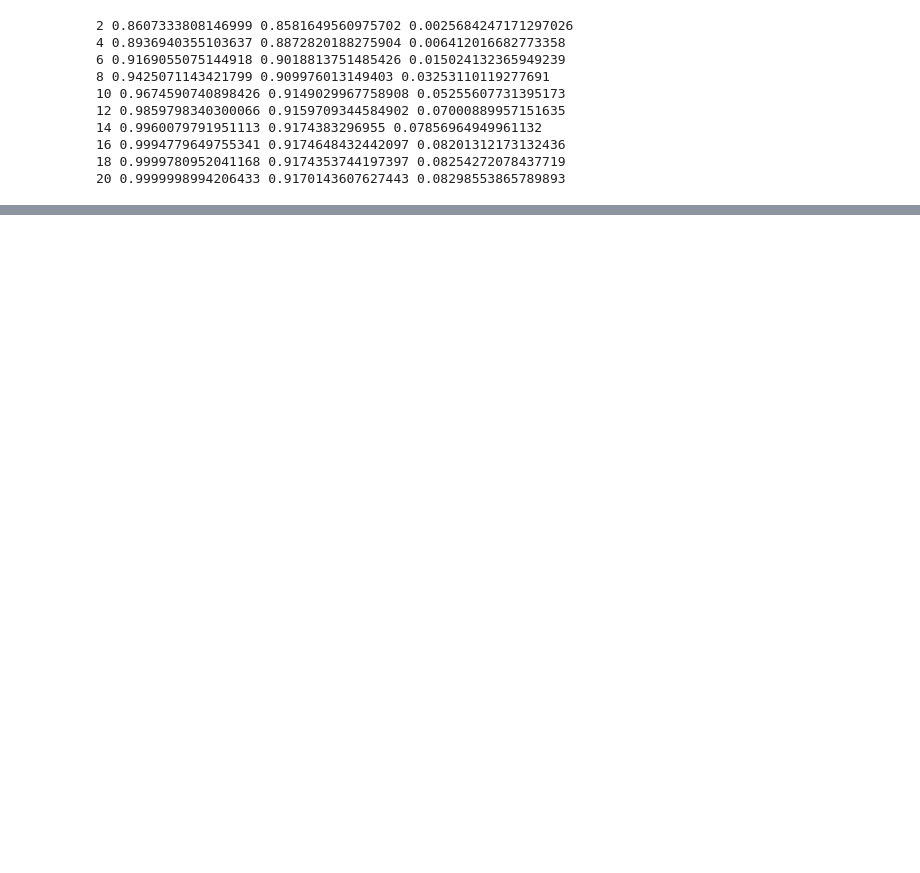
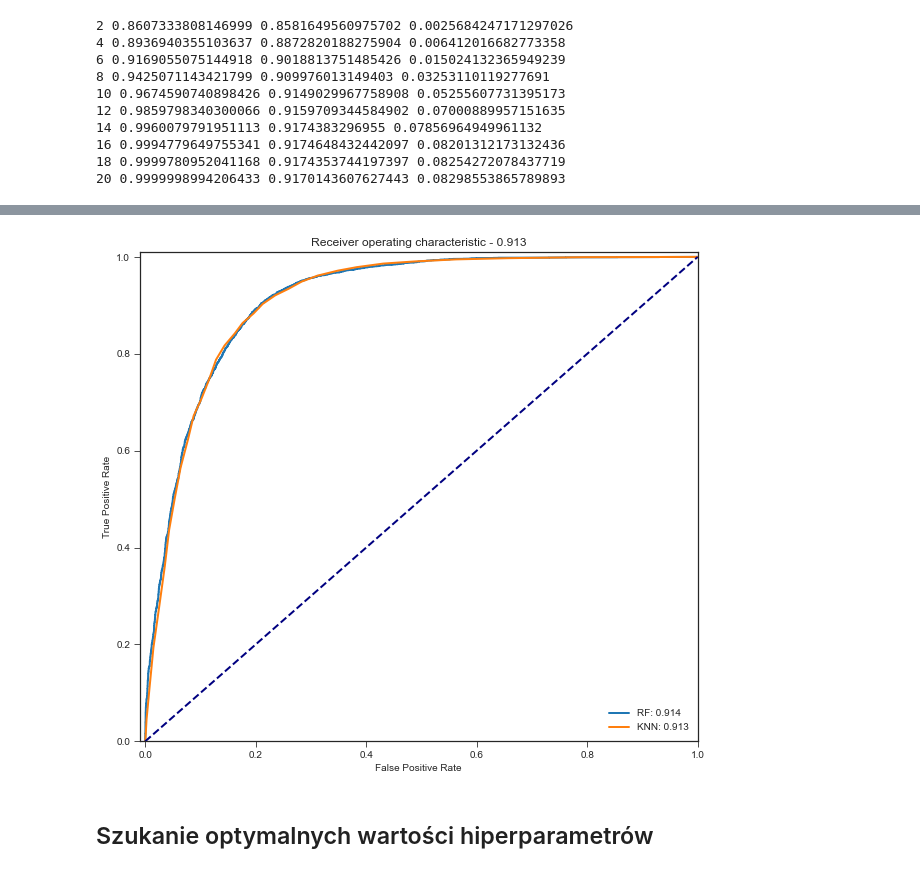
Before and after one commit to jacekkuj/Machine_learning_projects, a Jupyter notebook: random_forest_bank-balanced.ipynb, the cells around one changed output, grey strips where cells are left out. Drawn from its saved outputs; the diff is of its cells as text; code cells hidden in the pictures; blank space fills up the shorter version.

```diff
--- a/random_forest_bank-balanced.ipynb
+++ b/random_forest_bank-balanced.ipynb
@@ -192,0 +275,45 @@ for k in range(2,22,2):
+# %%
+from sklearn.metrics import roc_curve, roc_auc_score
+
+def plotROCs(results):
+    ''' Funkcja, do rysowania szeregu wyników krzywych ROC dla poszczególnych eksperymentów
+    results - lista wyników jako 3 elementowe tuple (true, pred, label)
+    '''
+
+    # Ustalanie wielkości rysunku
+    fig, ax = plt.subplots(figsize=(10,9))
+
+    for true, pred, label in results:
+        # Obliczenie punktów potrzebnych do narysowani akrzywej ROC
+        # funkcja roc_curve zwarca trzy serie danych, fpr, tpr oraz poziomy progów odcięcia
+        fpr, tpr, thresholds = roc_curve(true, pred)
+        # Obliczamy pole powierzchni pod krzywą
+        rocScore = roc_auc_score(true, pred)
+        rocScore = round(rocScore, 3)
+        # Rysujemy krzywą ROC
+        ax.plot(fpr, tpr, lw=2, label=f'{label}: {rocScore}')
+
+    # Krzywa 45 stopni jako punkt odniesienia
+    ax.plot([0, 1], [0, 1], color='navy', lw=2, linestyle='--')
+    # Marginesy do zakresu, aby krzywa nie pokrywała się z osiami
+    ax.set_xlim([-0.01, 1.0])
+    ax.set_ylim([0.0, 1.01])
+    ax.set_xlabel('False Positive Rate')
+    ax.set_ylabel('True Positive Rate')
+    ax.set_title(f'Receiver operating characteristic - {rocScore}')
+    ax.legend(loc="lower right")
+    plt.show()
+# %%
+res2plot = []
+true = (df[target]=="yes").astype(int).sort_index()
+for result in [modelRF, modelkNN]:
+    # Tworzymy wektor predykcji tworząc serię pandasa, a następnie sortujemy indeks
+    pred = pd.Series(sum(result["predictions"], []), index=sum(result["indices"], [])).sort_index()
+    res2plot.append((true, pred, result["name"]))
+
+# Wywołujemy funkcję do rysowania
+plotROCs(res2plot)
+# %% [output]
+[figure, added]
+# %% [markdown]
+## Szukanie optymalnych wartości hiperparametrów
```
Also changed, not shown: parts of 25 cells of this notebook.
